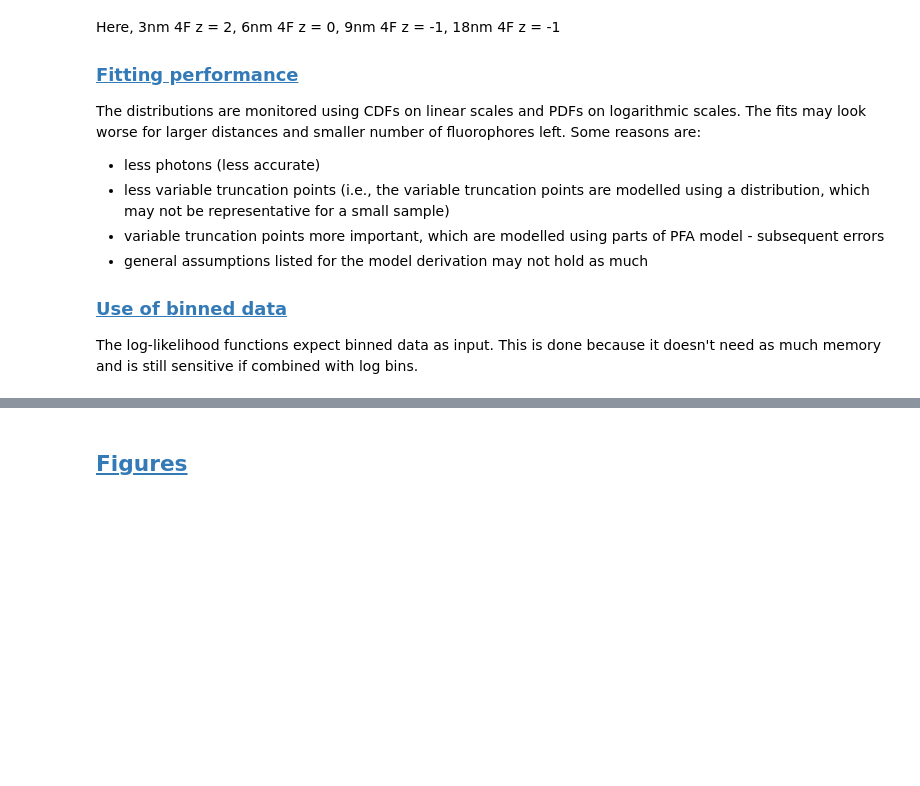
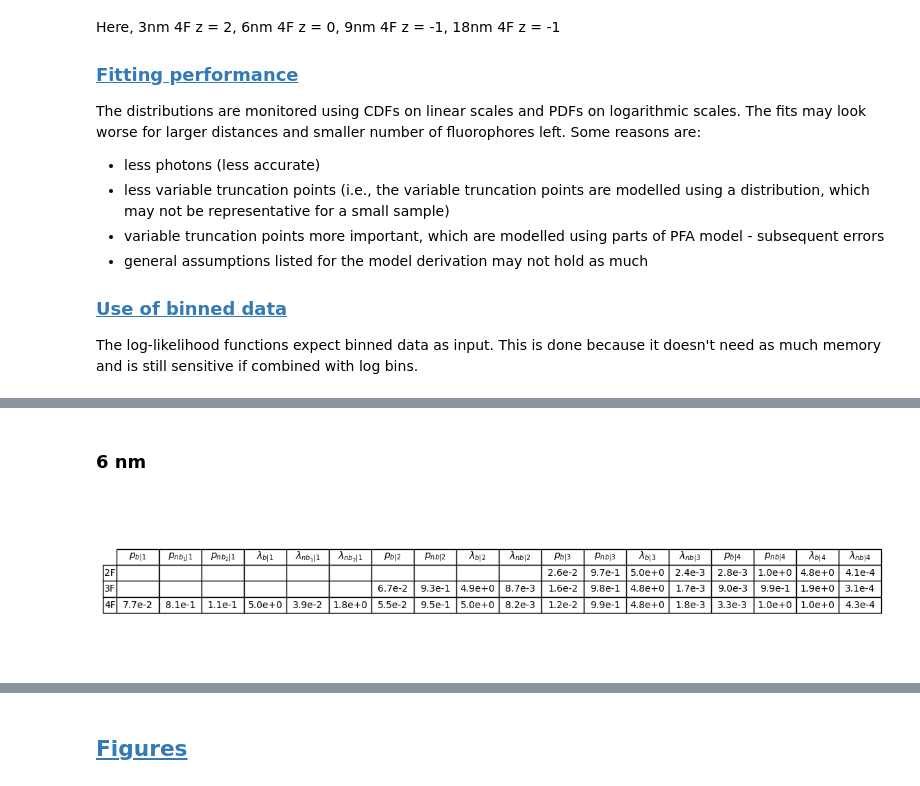
Before and after one commit to super-resolution/Fluopy, a Jupyter notebook: notebooks/Chapter_I/0_5_modeling/modeling.ipynb, the cells around one changed output, grey strips where cells are left out. Saved outputs shown, nothing was run; the diff lists cells and outputs as text; code cells hidden in the pictures; blank space fills up the shorter version.

```diff
--- a/notebooks/Chapter_I/0_5_modeling/modeling.ipynb
+++ b/notebooks/Chapter_I/0_5_modeling/modeling.ipynb
@@ -138,0 +140,61 @@ plt.savefig(saving_at + r"\parameter_table.png", dpi=300)
+# %% [markdown]
+### 6 nm
+# %%
+parameters_2F_6nm = np.load(
+    r"C:\Users\vie43sq\data_vincent\python_output\Chapter_I\0_5_modeling\2F\6nm\parameters_2F_6nm.npy"
+)
+parameters_2F_6nm_copy = parameters_2F_6nm.copy()
+parameters_2F_6nm_copy[0] += 2
+parameters_3F_6nm = np.load(
+    r"C:\Users\vie43sq\data_vincent\python_output\Chapter_I\0_5_modeling\3F\6nm\parameters_3F_6nm.npy"
+)
+parameters_3F_6nm_copy = parameters_3F_6nm.copy()
+parameters_3F_6nm_copy[0] += 1
+parameters_4F_6nm = np.load(
+    r"C:\Users\vie43sq\data_vincent\python_output\Chapter_I\0_5_modeling\4F\6nm\parameters_4F_6nm.npy"
+)
+
+subcols = {
+    0: [
+        r"$p_{b|1}$",
+        r"$p_{nb_{1}|1}$",
+        r"$p_{nb_{2}|1}$",
+        r"$\lambda_{b|1}$",
+        r"$\lambda_{nb_{1}|1}$",
+        r"$\lambda_{nb_{2}|1}$",
+    ],
+    1: [r"$p_{b|2}$", r"$p_{nb|2}$", r"$\lambda_{b|2}$", r"$\lambda_{nb|2}$"],
+    2: [r"$p_{b|3}$", r"$p_{nb|3}$", r"$\lambda_{b|3}$", r"$\lambda_{nb|3}$"],
+    3: [r"$p_{b|4}$", r"$p_{nb|4}$", r"$\lambda_{b|4}$", r"$\lambda_{nb|4}$"],
+}
+flat_cols = [lbl for labels in subcols.values() for lbl in labels]
+
+df = pd.DataFrame(
+    [
+        array_to_series(parameters_2F_6nm_copy, subcols, flat_cols),
+        array_to_series(parameters_3F_6nm_copy, subcols, flat_cols),
+        array_to_series(parameters_4F_6nm, subcols, flat_cols),
+    ],
+    index=["2F", "3F", "4F"],
+)
+
+fig, ax = plt.subplots(figsize=(12, 3))
+ax.axis("off")
+cell_text = df.applymap(sci_fmt).values
+col_labels = df.columns.tolist()
+
+table = ax.table(
+    cellText=cell_text,
+    rowLabels=df.index,
+    colLabels=col_labels,
+    loc="center",
+    cellLoc="center",
+)
+
+table.auto_set_font_size(False)
+table.set_fontsize(10)
+table.scale(1.2, 1.4)
+
+plt.savefig(saving_at + r"\parameter_table_6nm.png", dpi=300)
+# %% [output]
+[figure, added]
```
Also changed, not shown: parts of 11 cells of this notebook, 17 other files.
